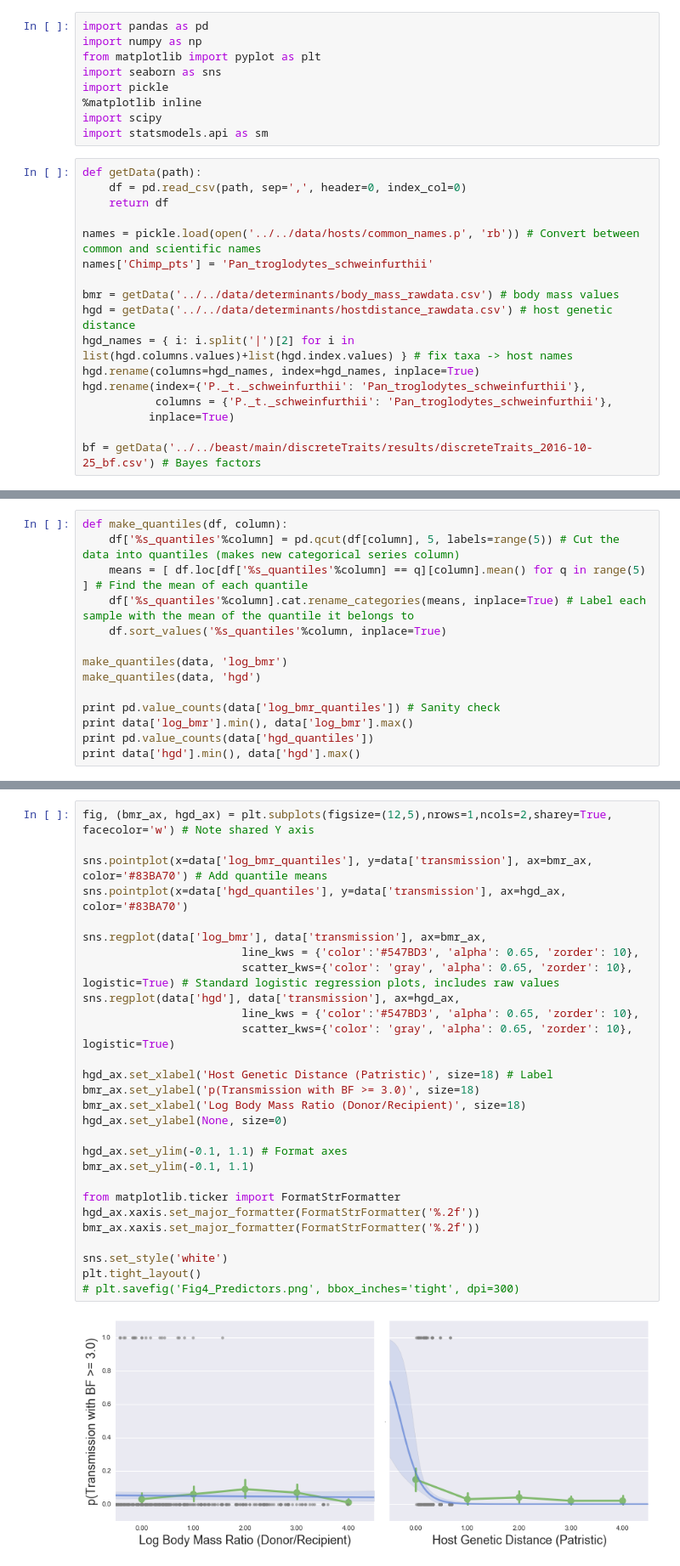
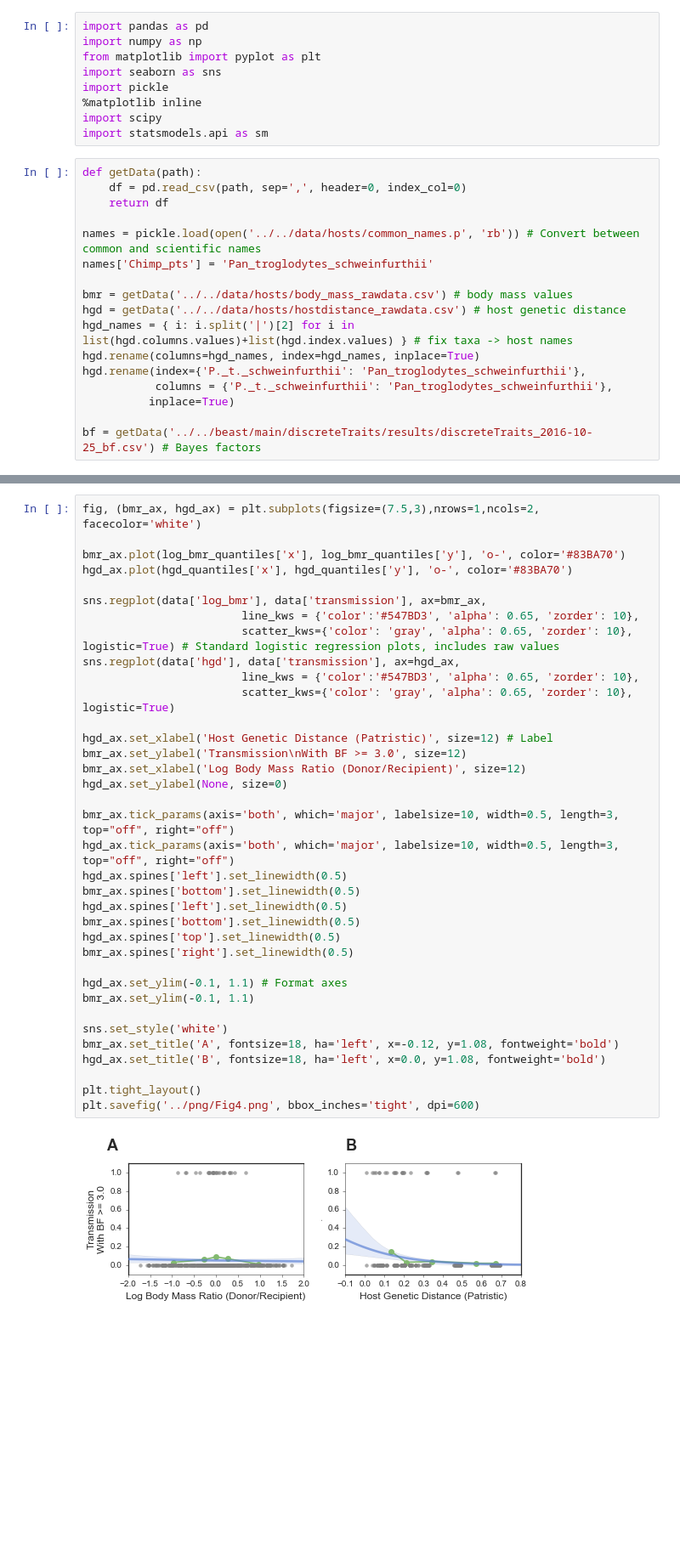
Before and after one commit to blab/siv-cst, a Jupyter notebook: figures/main-text/F4-predictors.ipynb, the cells around one changed output, grey strips where cells are left out. Shown: that part at 85% size. Cells and saved outputs as stored; diff of their text form; blank space fills up the shorter version.

Commit message:
Fix quantile plotting x values. Adjust ticks, labels.

```diff
--- a/figures/main-text/F4-predictors.ipynb
+++ b/figures/main-text/F4-predictors.ipynb
@@ -15,8 +15,8 @@ def getData(path):
 names = pickle.load(open('../../data/hosts/common_names.p', 'rb')) # Convert between common and scientific names
 names['Chimp_pts'] = 'Pan_troglodytes_schweinfurthii'
 
-bmr = getData('../../data/determinants/body_mass_rawdata.csv') # body mass values
-hgd = getData('../../data/determinants/hostdistance_rawdata.csv') # host genetic distance
+bmr = getData('../../data/hosts/body_mass_rawdata.csv') # body mass values
+hgd = getData('../../data/hosts/hostdistance_rawdata.csv') # host genetic distance
 hgd_names = { i: i.split('|')[2] for i in list(hgd.columns.values)+list(hgd.index.values) } # fix taxa -> host names
 hgd.rename(columns=hgd_names, index=hgd_names, inplace=True)
 hgd.rename(index={'P._t._schweinfurthii': 'Pan_troglodytes_schweinfurthii'},
@@ -38,14 +38,0 @@ data = pd.DataFrame(data, columns=['transmission', 'intercept', 'log_bmr', 'hgd'
-# %%
-def make_quantiles(df, column):
-    df['%s_quantiles'%column] = pd.qcut(df[column], 5, labels=range(5)) # Cut the data into quantiles (makes new categorical series column)
-    means = [ df.loc[df['%s_quantiles'%column] == q][column].mean() for q in range(5) ] # Find the mean of each quantile
-    df['%s_quantiles'%column].cat.rename_categories(means, inplace=True) # Label each sample with the mean of the quantile it belongs to
-    df.sort_values('%s_quantiles'%column, inplace=True)
-
-make_quantiles(data, 'log_bmr')
-make_quantiles(data, 'hgd')
-
-print pd.value_counts(data['log_bmr_quantiles']) # Sanity check
-print data['log_bmr'].min(), data['log_bmr'].max()
-print pd.value_counts(data['hgd_quantiles'])
-print data['hgd'].min(), data['hgd'].max()
@@ -88,34 +83,42 @@ hgd           -4.9234      1.383     -3.561      0.000        -7.633    -2.213
 intercept     -1.4423      0.380     -3.793      0.000        -2.188    -0.697
 ==============================================================================
 # %%
-fig, (bmr_ax, hgd_ax) = plt.subplots(figsize=(12,5),nrows=1,ncols=2,sharey=True, facecolor='w') # Note shared Y axis
+fig, (bmr_ax, hgd_ax) = plt.subplots(figsize=(7.5,3),nrows=1,ncols=2, facecolor='white')
 
-sns.pointplot(x=data['log_bmr_quantiles'], y=data['transmission'], ax=bmr_ax, color='#83BA70') # Add quantile means
-sns.pointplot(x=data['hgd_quantiles'], y=data['transmission'], ax=hgd_ax, color='#83BA70')
+bmr_ax.plot(log_bmr_quantiles['x'], log_bmr_quantiles['y'], 'o-', color='#83BA70')
+hgd_ax.plot(hgd_quantiles['x'], hgd_quantiles['y'], 'o-', color='#83BA70')
 
 sns.regplot(data['log_bmr'], data['transmission'], ax=bmr_ax,
                         line_kws = {'color':'#547BD3', 'alpha': 0.65, 'zorder': 10},
                         scatter_kws={'color': 'gray', 'alpha': 0.65, 'zorder': 10}, logistic=True) # Standard logistic regression plots, includes raw values
 sns.regplot(data['hgd'], data['transmission'], ax=hgd_ax,
                         line_kws = {'color':'#547BD3', 'alpha': 0.65, 'zorder': 10},
                         scatter_kws={'color': 'gray', 'alpha': 0.65, 'zorder': 10}, logistic=True)
 
-hgd_ax.set_xlabel('Host Genetic Distance (Patristic)', size=18) # Label
-bmr_ax.set_ylabel('p(Transmission with BF >= 3.0)', size=18)
-bmr_ax.set_xlabel('Log Body Mass Ratio (Donor/Recipient)', size=18)
+hgd_ax.set_xlabel('Host Genetic Distance (Patristic)', size=12) # Label
+bmr_ax.set_ylabel('Transmission\nWith BF >= 3.0', size=12)
+bmr_ax.set_xlabel('Log Body Mass Ratio (Donor/Recipient)', size=12)
 hgd_ax.set_ylabel(None, size=0)
+
+bmr_ax.tick_params(axis='both', which='major', labelsize=10, width=0.5, length=3, top="off", right="off")
+hgd_ax.tick_params(axis='both', which='major', labelsize=10, width=0.5, length=3, top="off", right="off")
+hgd_ax.spines['left'].set_linewidth(0.5)
+bmr_ax.spines['bottom'].set_linewidth(0.5)
+hgd_ax.spines['left'].set_linewidth(0.5)
+bmr_ax.spines['bottom'].set_linewidth(0.5)
+hgd_ax.spines['top'].set_linewidth(0.5)
+bmr_ax.spines['right'].set_linewidth(0.5)
 
 hgd_ax.set_ylim(-0.1, 1.1) # Format axes
 bmr_ax.set_ylim(-0.1, 1.1)
 
-from matplotlib.ticker import FormatStrFormatter
-hgd_ax.xaxis.set_major_formatter(FormatStrFormatter('%.2f'))
-bmr_ax.xaxis.set_major_formatter(FormatStrFormatter('%.2f'))
+sns.set_style('white')
+bmr_ax.set_title('A', fontsize=18, ha='left', x=-0.12, y=1.08, fontweight='bold')
+hgd_ax.set_title('B', fontsize=18, ha='left', x=0.0, y=1.08, fontweight='bold')
 
-sns.set_style('white')
 plt.tight_layout()
-# plt.savefig('Fig4_Predictors.png', bbox_inches='tight', dpi=300)
+plt.savefig('../png/Fig4.png', bbox_inches='tight', dpi=600)
 # %% [output]
-[figure, old version]
+[figure, new version]
 # %% [markdown]
 ### Figure 4: Cross-species transmission is driven by exposure and constrained by host genetic distance.
```
Also changed, not shown: parts of 5 cells of this notebook.
